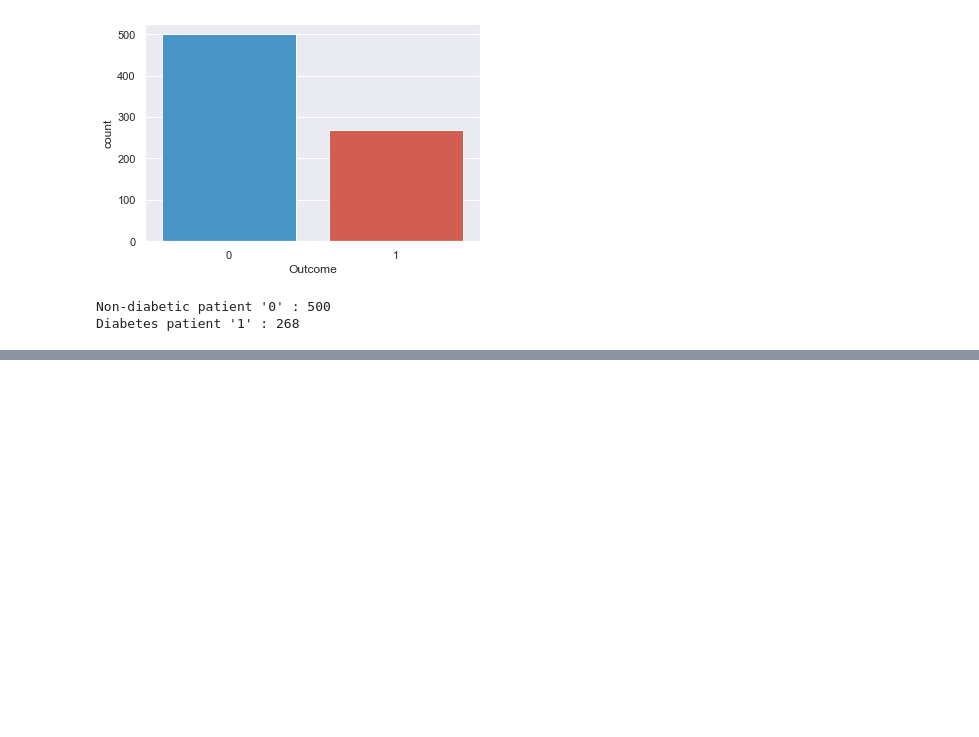
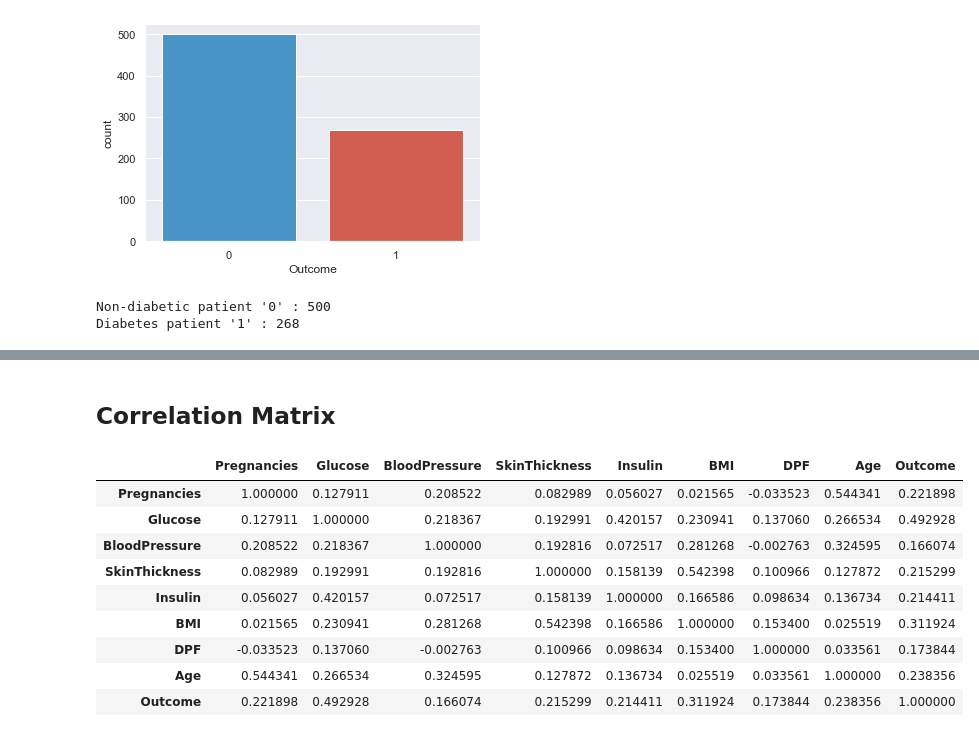
Before and after one commit to buriihenry/Predicting-Diabetes, a Jupyter notebook: Diabetes Prediction.ipynb, the cells around one changed output, grey strips where cells are left out. Drawn from its saved outputs; the diff is of its cells as text; code cells hidden in the pictures; blank space fills up the shorter version.

```diff
--- a/Diabetes Prediction.ipynb
+++ b/Diabetes Prediction.ipynb
@@ -100,0 +149,15 @@ Diabetes patient '1' : 268
+# %% [markdown]
+## Correlation Matrix
+# %%
+df_copy.corr()
+# %% [output]
+|  | Pregnancies | Glucose | BloodPressure | SkinThickness | Insulin | BMI | DPF | Age | Outcome |
+| Pregnancies | 1.000000 | 0.127911 | 0.208522 | 0.082989 | 0.056027 | 0.021565 | -0.033523 | 0.544341 | 0.221898 |
+| Glucose | 0.127911 | 1.000000 | 0.218367 | 0.192991 | 0.420157 | 0.230941 | 0.137060 | 0.266534 | 0.492928 |
+| BloodPressure | 0.208522 | 0.218367 | 1.000000 | 0.192816 | 0.072517 | 0.281268 | -0.002763 | 0.324595 | 0.166074 |
+| SkinThickness | 0.082989 | 0.192991 | 0.192816 | 1.000000 | 0.158139 | 0.542398 | 0.100966 | 0.127872 | 0.215299 |
+| Insulin | 0.056027 | 0.420157 | 0.072517 | 0.158139 | 1.000000 | 0.166586 | 0.098634 | 0.136734 | 0.214411 |
+| BMI | 0.021565 | 0.230941 | 0.281268 | 0.542398 | 0.166586 | 1.000000 | 0.153400 | 0.025519 | 0.311924 |
+| DPF | -0.033523 | 0.137060 | -0.002763 | 0.100966 | 0.098634 | 0.153400 | 1.000000 | 0.033561 | 0.173844 |
+| Age | 0.544341 | 0.266534 | 0.324595 | 0.127872 | 0.136734 | 0.025519 | 0.033561 | 1.000000 | 0.238356 |
+| Outcome | 0.221898 | 0.492928 | 0.166074 | 0.215299 | 0.214411 | 0.311924 | 0.173844 | 0.238356 | 1.000000 |
```
Also changed, not shown: parts of 8 cells of this notebook.
